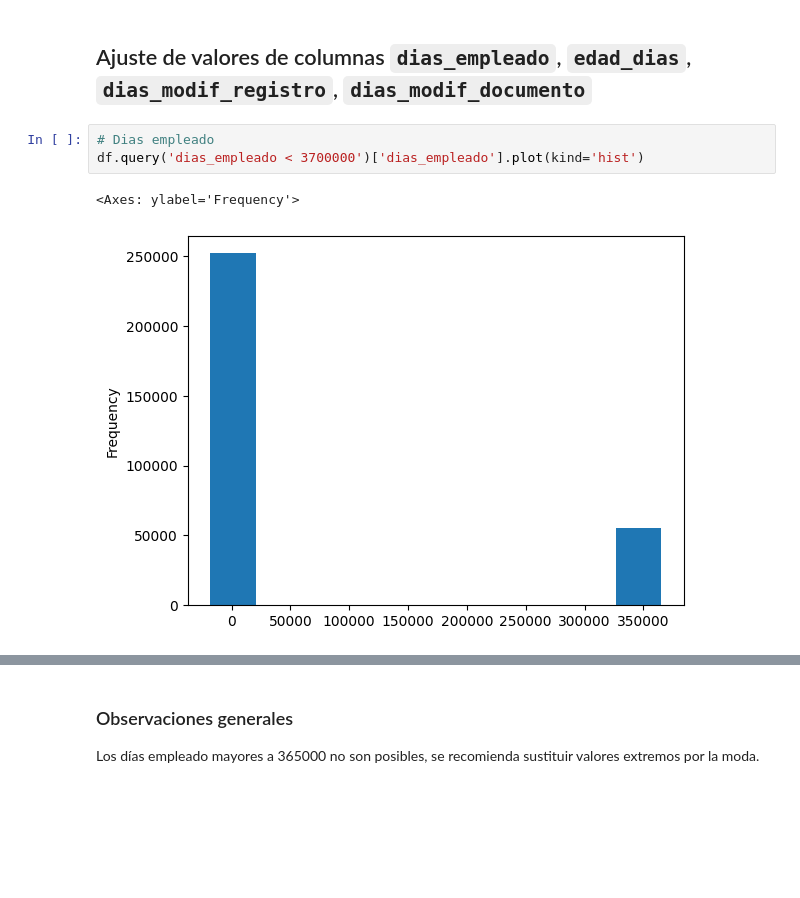
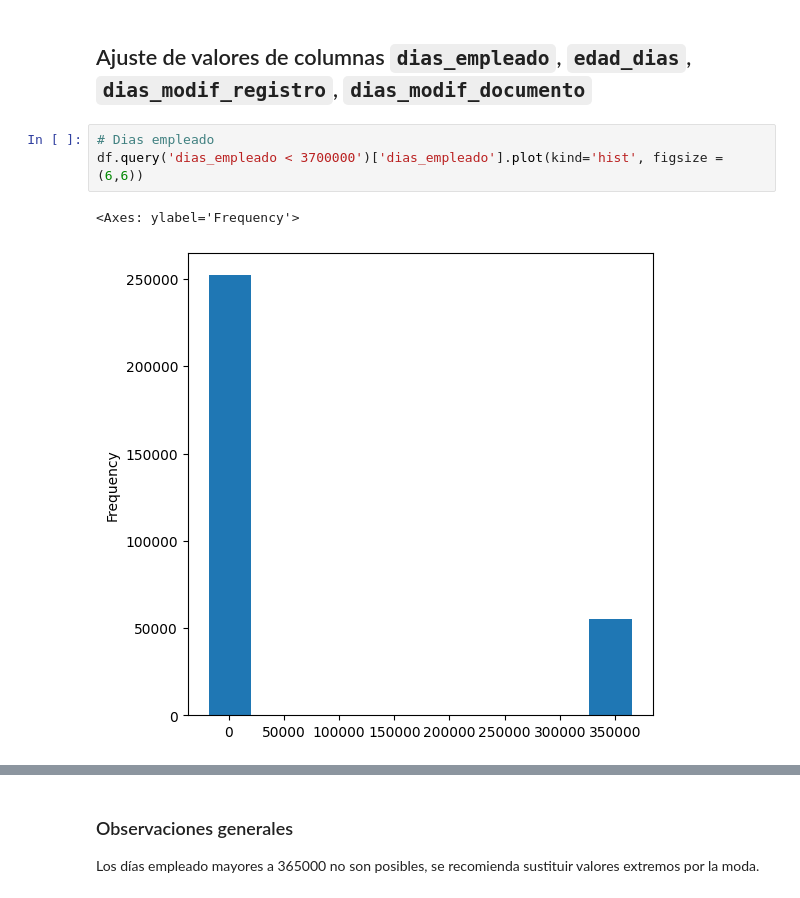
Before and after one commit to JMhuautla/NoCountry-Team-1, a Jupyter notebook: machine_learning/Modelo_ML.ipynb, the cells around one changed output, grey strips where cells are left out. Drawn from its saved outputs; the diff is of its cells as text; blank space fills up the shorter version.

```diff
--- a/machine_learning/Modelo_ML.ipynb
+++ b/machine_learning/Modelo_ML.ipynb
@@ -252,9 +265,9 @@ Lo anterior tiene sentido ya que los montos de los préstamos deben estar relaci
 ## Ajuste de valores de columnas `dias_empleado`, `edad_dias`, `dias_modif_registro`, `dias_modif_documento`
 # %%
 # Dias empleado
-df.query('dias_empleado < 3700000')['dias_empleado'].plot(kind='hist')
+df.query('dias_empleado < 3700000')['dias_empleado'].plot(kind='hist', figsize = (6,6))
 # %% [output]
 <Axes: ylabel='Frequency'>
-[figure, old version]
+[figure, new version]
 # %%
 # Distribución de dias empleado sin valores atípicos
```
Also changed, not shown: parts of 73 cells of this notebook, 4 other files.
